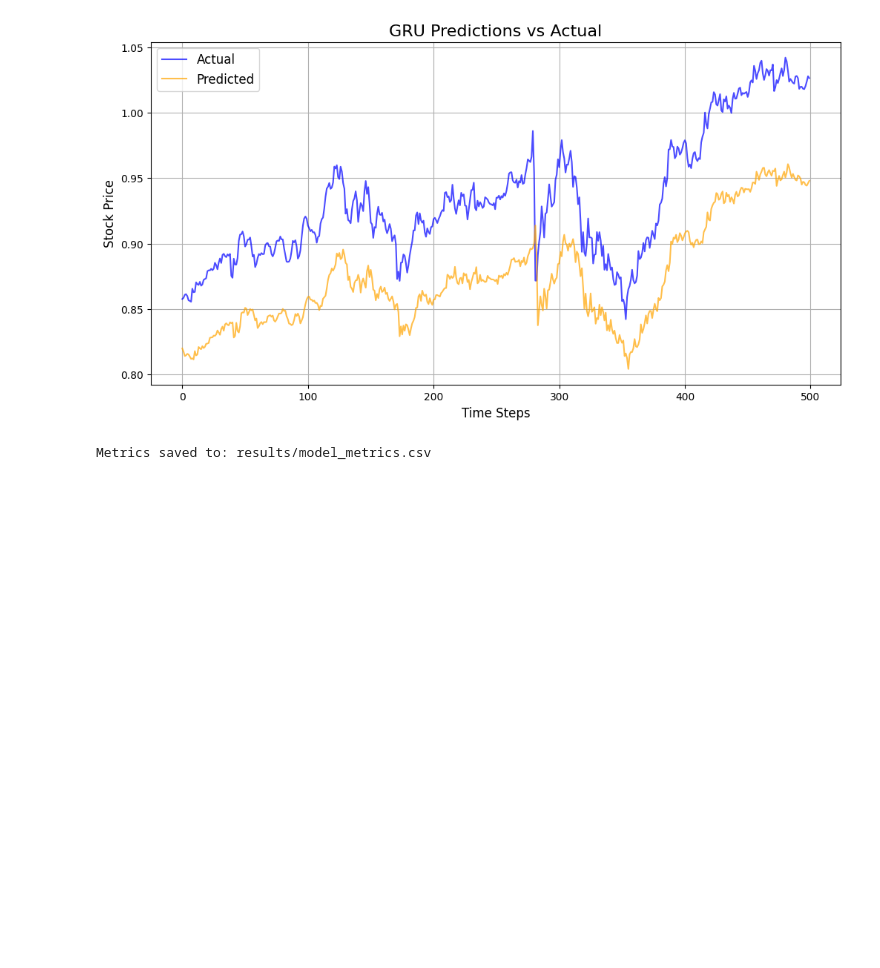
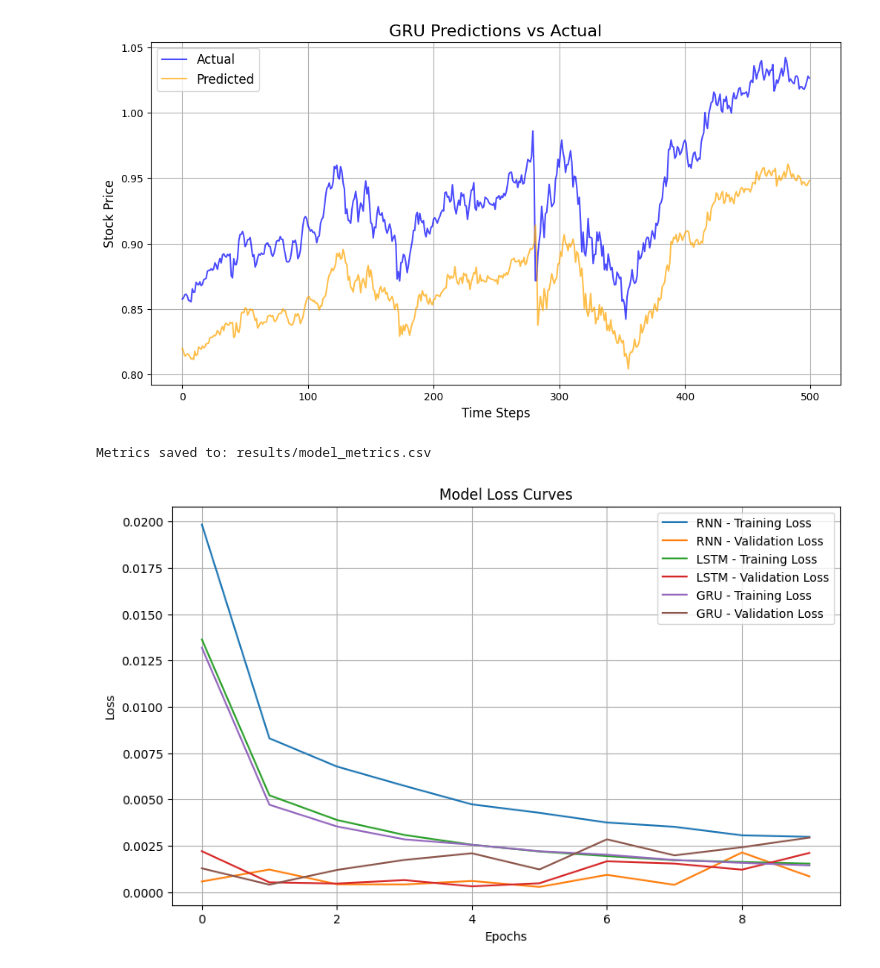
Before and after one commit to Raunaq14/DLF_Assignment_3, a Jupyter notebook: DLF_Assignment_3_Final.ipynb, the cells around one changed output. Cells and saved outputs as stored; diff of their text form; code cells hidden in the pictures; blank space fills up the shorter version.

```diff
--- a/DLF_Assignment_3_Final.ipynb
+++ b/DLF_Assignment_3_Final.ipynb
@@ -356,3 +356,25 @@ metrics_df.to_csv(metrics_path, index=False)
 print(f"Metrics saved to: {metrics_path}")
 # %% [output]
 Metrics saved to: results/model_metrics.csv
+# %%
+import matplotlib.pyplot as plt
+
+def plot_loss_curves(histories, model_names):
+    plt.figure(figsize=(10, 6))
+    for history, model_name in zip(histories, model_names):
+        plt.plot(history.history['loss'], label=f'{model_name} - Training Loss')
+        plt.plot(history.history['val_loss'], label=f'{model_name} - Validation Loss')
+    plt.title('Model Loss Curves')
+    plt.xlabel('Epochs')
+    plt.ylabel('Loss')
+    plt.legend()
+    plt.grid()
+    plt.show()
+
+# Assuming `rnn_history`, `lstm_history`, and `gru_history` are the history objects from training
+plot_loss_curves(
+    [rnn_history, lstm_history, gru_history],
+    ['RNN', 'LSTM', 'GRU']
+)
+# %% [output]
+[figure, added]
```
